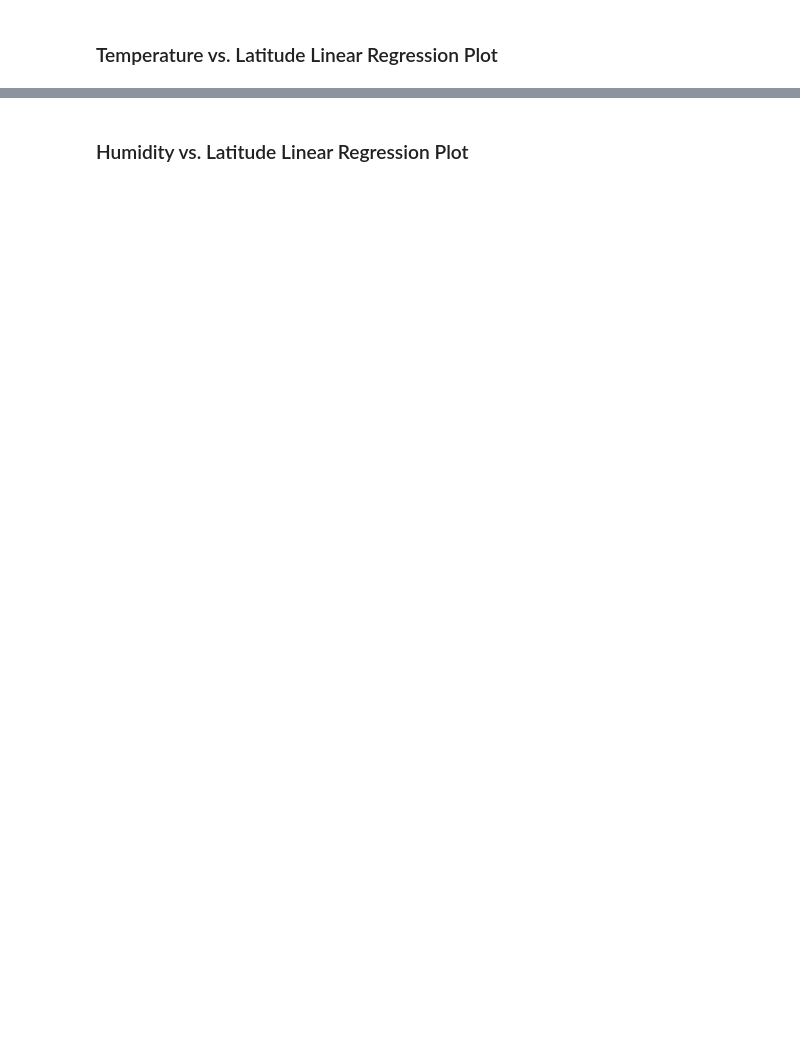
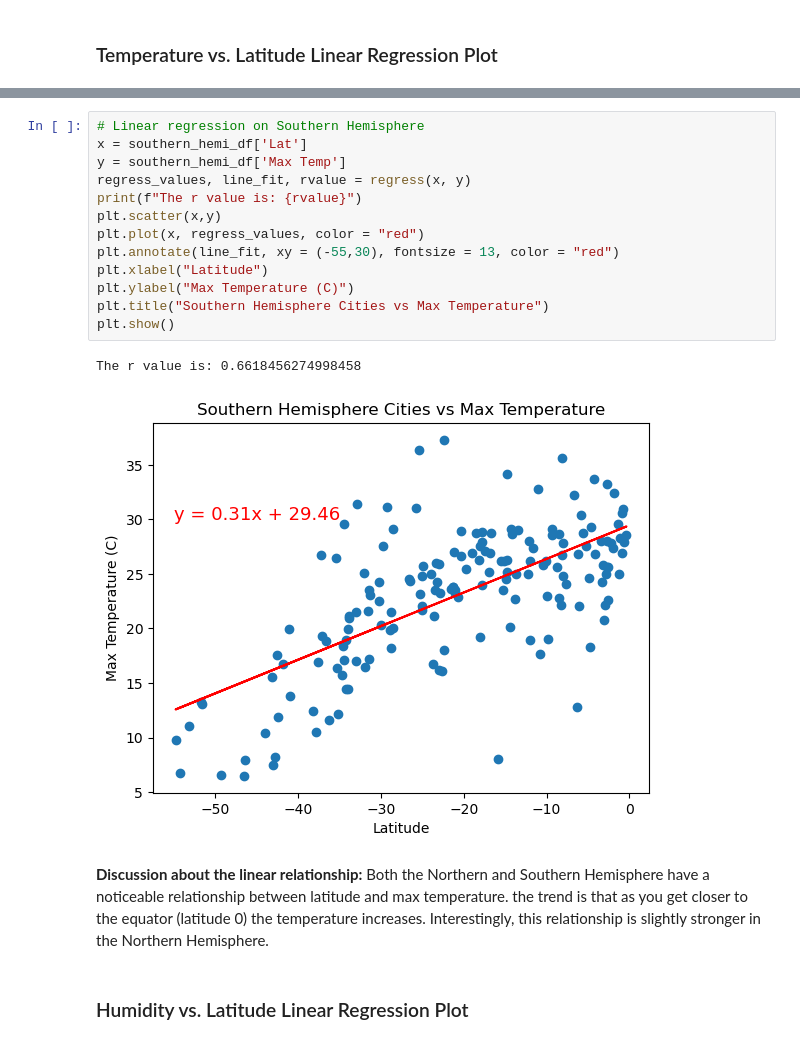
Before and after one commit to jacktemme/python-api-challenge, a Jupyter notebook: WeatherPy.ipynb, the cells around one changed output, grey strips where cells are left out. Saved outputs shown, nothing was run; the diff lists cells and outputs as text; blank space fills up the shorter version.

```diff
--- a/WeatherPy.ipynb
+++ b/WeatherPy.ipynb
@@ -344,2 +350,20 @@ The r-value is: 0.4121057168607245
+# %%
+# Linear regression on Southern Hemisphere
+x = southern_hemi_df['Lat']
+y = southern_hemi_df['Max Temp']
+regress_values, line_fit, rvalue = regress(x, y)
+print(f"The r value is: {rvalue}")
+plt.scatter(x,y)
+plt.plot(x, regress_values, color = "red")
+plt.annotate(line_fit, xy = (-55,30), fontsize = 13, color = "red")
+plt.xlabel("Latitude")
+plt.ylabel("Max Temperature (C)")
+plt.title("Southern Hemisphere Cities vs Max Temperature")
+plt.show()
+# %% [output]
+The r value is: 0.6618456274998458
+[figure, added]
+# %% [markdown]
+**Discussion about the linear relationship:** Both the Northern and Southern Hemisphere have a noticeable relationship between latitude and max temperature. the trend is that as you get closer to the equator (latitude 0) the temperature increases. Interestingly, this relationship is slightly stronger in the Northern Hemisphere.
 # %% [markdown]
 ### Humidity vs. Latitude Linear Regression Plot
```
Also changed, not shown: parts of 20 cells of this notebook.
